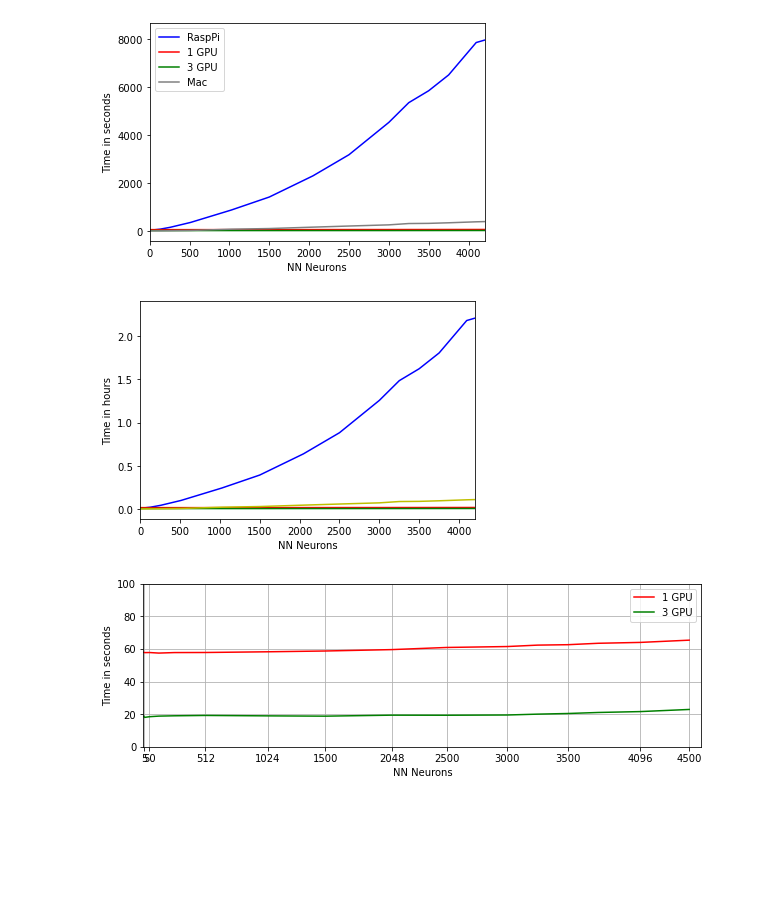
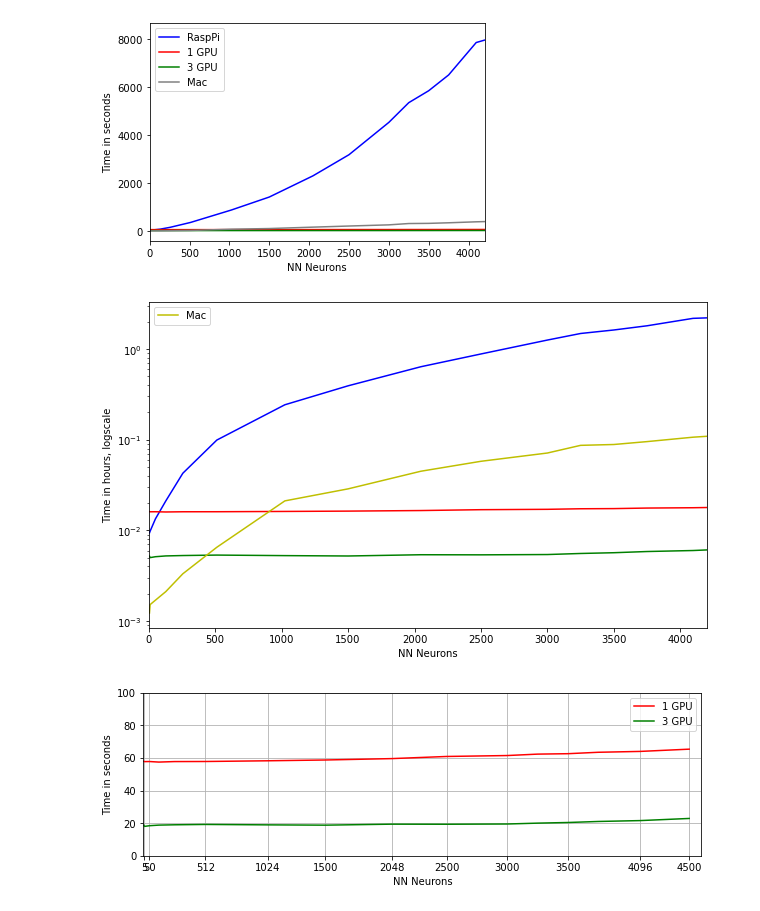
Before and after one commit to toelt-llc/TOELT-tfrabbit, a Jupyter notebook: code/notebooks/plot_results.ipynb, the cells around one changed output. Drawn from its saved outputs; the diff is of its cells as text; code cells hidden in the pictures; blank space fills up the shorter version.

Commit message:
log plot hours

```diff
--- a/code/notebooks/plot_results.ipynb
+++ b/code/notebooks/plot_results.ipynb
@@ -44,20 +44,23 @@ img = plt.show()
 # %%
 pi_timesh = [t/3600 for t in pi_times]
 frodo_times_1h = [t/3600 for t in frodo_times_1]
 frodo_times_3h = [t/3600 for t in frodo_times_3]
 mac_timesh = [t/3600 for t in mac_times]
 
+plt.figure(figsize=(10,6))
 plt.xlim(0,4200)
 plt.xlabel('NN Neurons')
-plt.ylabel('Time in hours')
-plt.plot(neurons, pi_timesh, 'b')
-plt.plot(neurons, frodo_times_1h, 'r')
-plt.plot(neurons, frodo_times_3h, 'g')
+plt.ylabel('Time in hours, logscale')
+plt.yscale('log')
+plt.plot(neurons, pi_timesh, 'b', label='RaspPi')
+plt.plot(neurons, frodo_times_1h, 'r', label='1GPU')
+plt.plot(neurons, frodo_times_3h, 'g', label='3 GPU')
 plt.plot(neurons, mac_timesh, 'y', label='Mac')
+plt.legend()
 plt.savefig('../saved_results/figures/raw_comparison_hours.png')
 plt.show()
 # %% [output]
-[figure, old version]
+[figure, new version]
 # %%
 ## Zoom in
 # %%
```
Also changed, not shown: parts of 2 cells of this notebook, 2 other files.
